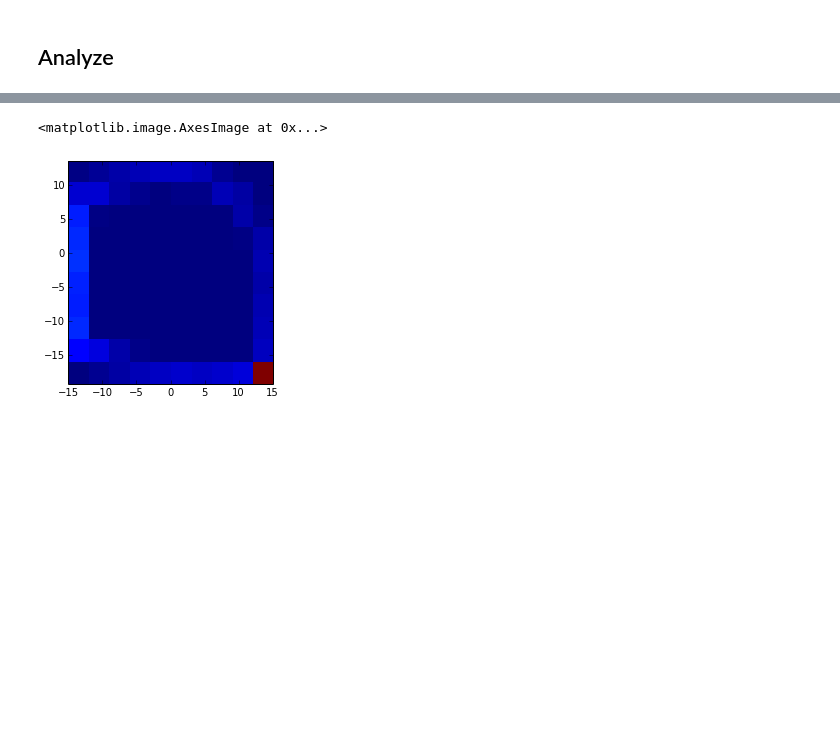
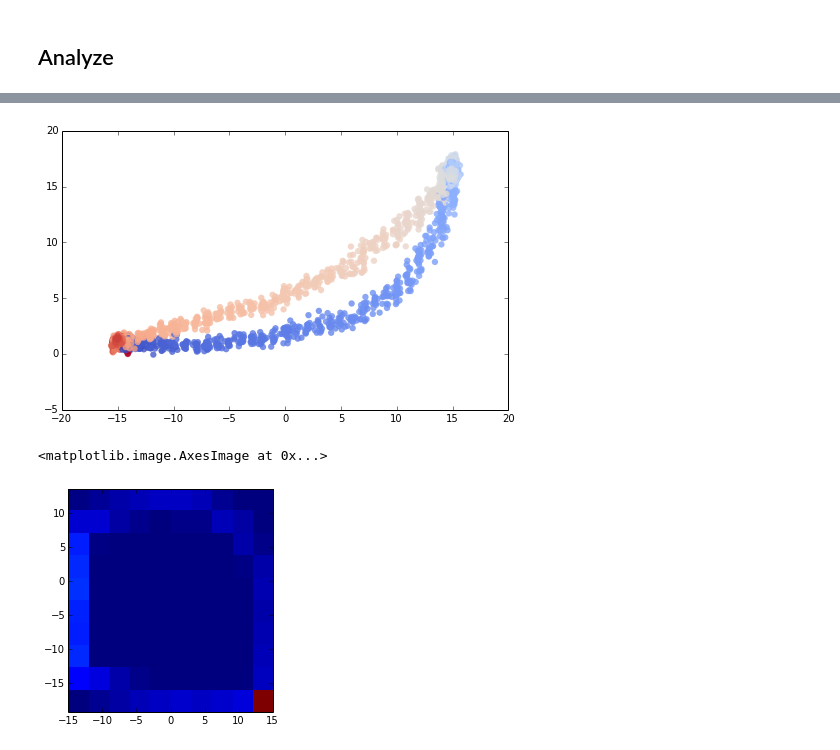
Before and after one commit to mpharrigan/cysingmodel, a Jupyter notebook: ipython/ising_analysis.ipynb, the cells around one changed output, grey strips where cells are left out. Saved outputs shown, nothing was run; the diff lists cells and outputs as text; code cells hidden in the pictures; blank space fills up the shorter version.

```diff
--- a/ipython/ising_analysis.ipynb
+++ b/ipython/ising_analysis.ipynb
@@ -83,3 +91,7 @@ plt.scatter(ising.y[0:]+np.random.normal(0,0.2,len(ising.y)), -between[0:], line
+# %%
+plot_between(ising_c)
+# %% [output]
+[figure, added]
 # %%
 h, xedges, yedges = np.histogram2d(ising.y[0:], between[0:], bins=10)
 plt.imshow(h.T, interpolation='nearest', origin='low', extent=[xedges[0], xedges[-1], yedges[0], yedges[-1]])
```
Also changed, not shown: parts of 14 cells of this notebook.
